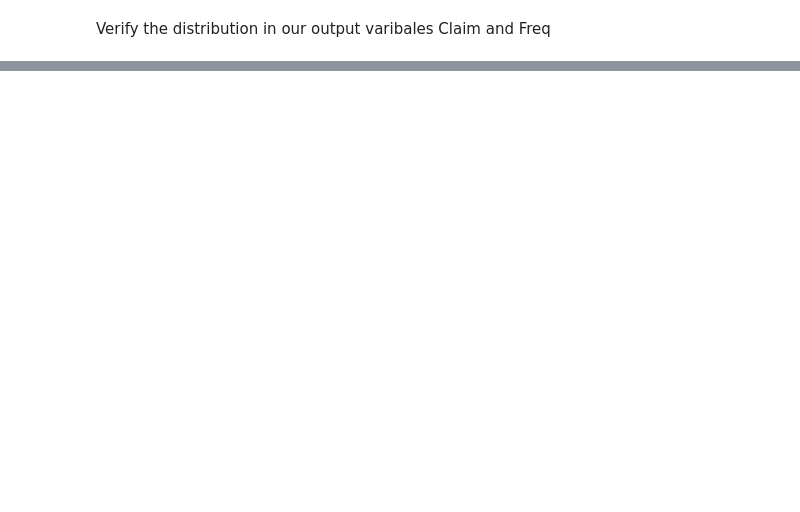
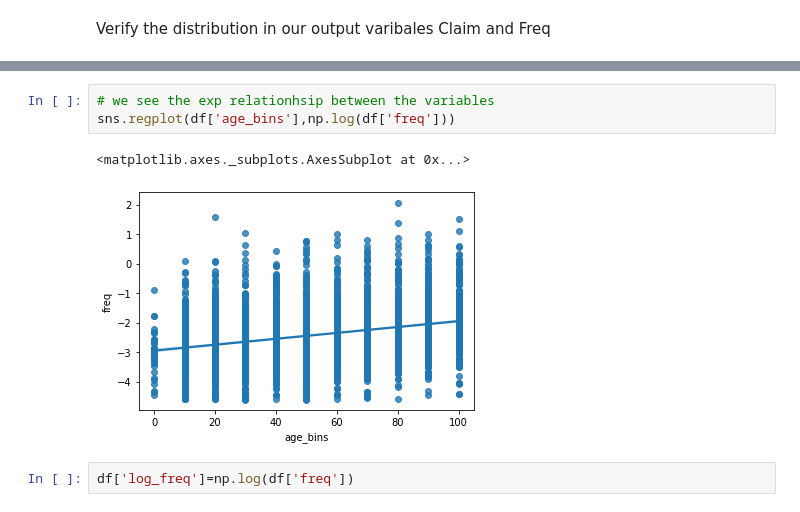
Before and after one commit to mrbarun2011/Chubb, a Jupyter notebook: Data_Exploration.ipynb, the cells around one changed output, grey strips where cells are left out. Drawn from its saved outputs; the diff is of its cells as text; blank space fills up the shorter version.

```diff
--- a/Data_Exploration.ipynb
+++ b/Data_Exploration.ipynb
@@ -70,0 +89,8 @@ sns.barplot(df['age_bins'],df['claims'])
+# %%
+# we see the exp relationhsip between the variables
+sns.regplot(df['age_bins'],np.log(df['freq']))
+# %% [output]
+<matplotlib.axes._subplots.AxesSubplot at 0x...>
+[figure, added]
+# %%
+df['log_freq']=np.log(df['freq'])
```
Also changed, not shown: parts of 21 cells of this notebook, 3 other files.
